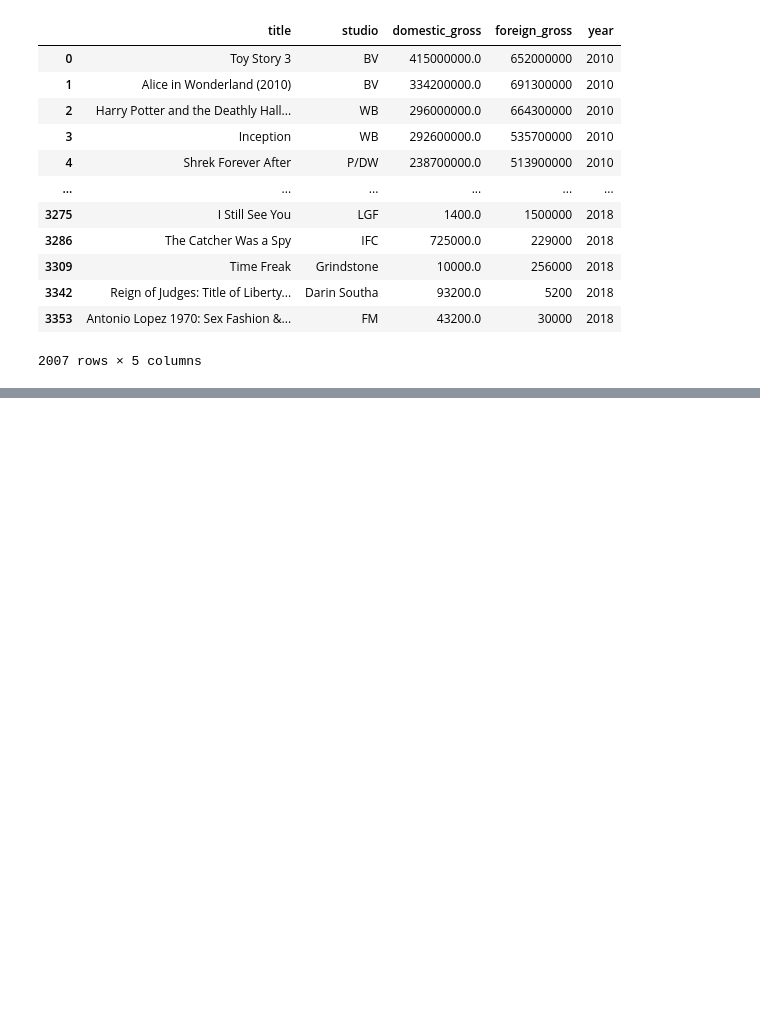
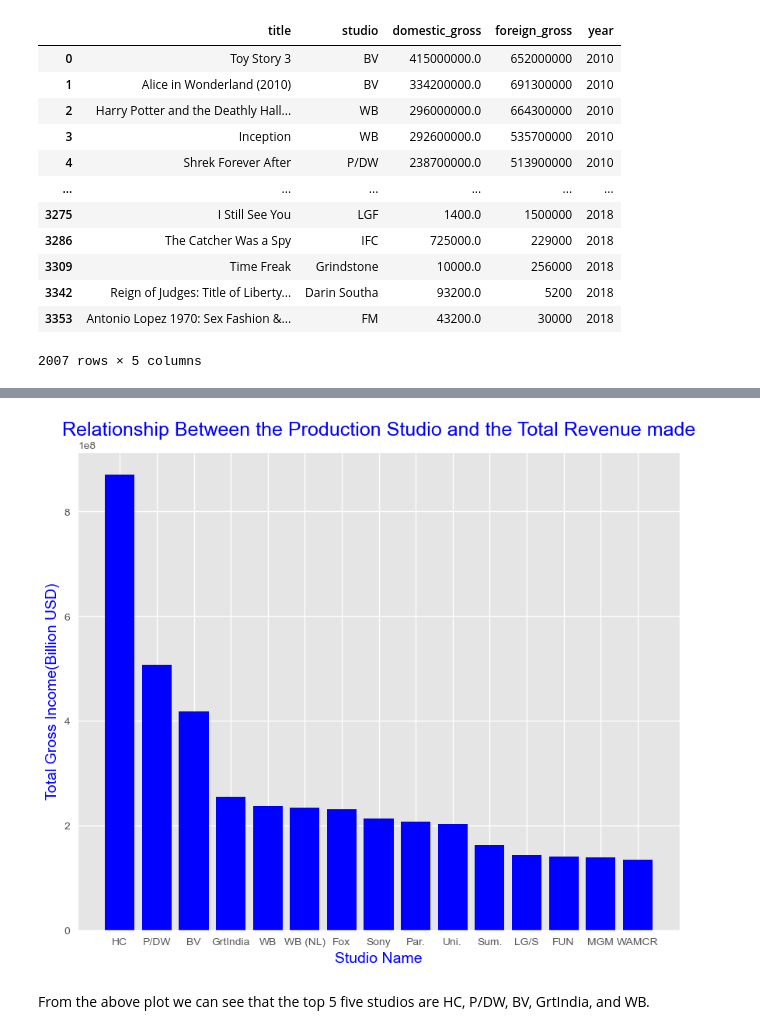
Before and after one commit to martin-ngugi/Microsoft_movie_review, a Jupyter notebook: Movie.ipynb, the cells around one changed output, grey strips where cells are left out. Saved outputs shown, nothing was run; the diff lists cells and outputs as text; code cells hidden in the pictures; blank space fills up the shorter version.

```diff
--- a/Movie.ipynb
+++ b/Movie.ipynb
@@ -100,0 +102,3 @@ bom_movie_df
+# %%
+bom_movie_df['foreign_gross'] = pd.to_numeric(bom_movie_df['foreign_gross'], errors='coerce')
+bom_movie_df
@@ -100,0 +121,3 @@ bom_movie_df
+# %%
+bom_movie_df['Total_gross'] = bom_movie_df['domestic_gross'] + bom_movie_df['foreign_gross']
+bom_movie_df
@@ -100,0 +166,6 @@ bom_movie_df
+# %%
+# grouping the dataset by the studio, and calculate the mean of the total income for the films produced
+columns = ['studio', 'Total_gross']
+bom_movie_df = bom_movie_df.groupby('studio')['Total_gross'].mean()
+bom_movie_df = bom_movie_df.reset_index()
+bom_movie_df
@@ -100,0 +186,20 @@ bom_movie_df
+# %%
+# sorting the sum of the total gross income from the largest gross
+bom_movie_df = bom_movie_df.sort_values('Total_gross', ascending=False)
+# select the top 15 studios
+bom_df1 =bom_movie_df.head(15)
+# %%
+# plotting a barplot for the top 15 films in box office movies and the studio of production
+fig, ax = plt.subplots(figsize=(10,8))
+
+plt.style.use('ggplot')
+plt.bar( x= bom_df1['studio'], height= bom_df1['Total_gross'], color = 'blue')
+
+plt.xlabel('Studio Name',color = 'blue', fontsize=14)
+plt.ylabel('Total Gross Income(Billion USD)',color = 'blue', fontsize=14)
+plt.title('Relationship Between the Production Studio and the Total Revenue made', color = 'blue', fontsize=18)
+plt.show()
+# %% [output]
+[figure, added]
+# %% [markdown]
+From the above plot we can see that the top 5 five studios are HC, P/DW, BV, GrtIndia, and WB.
```
Also changed, not shown: parts of 10 cells of this notebook.
